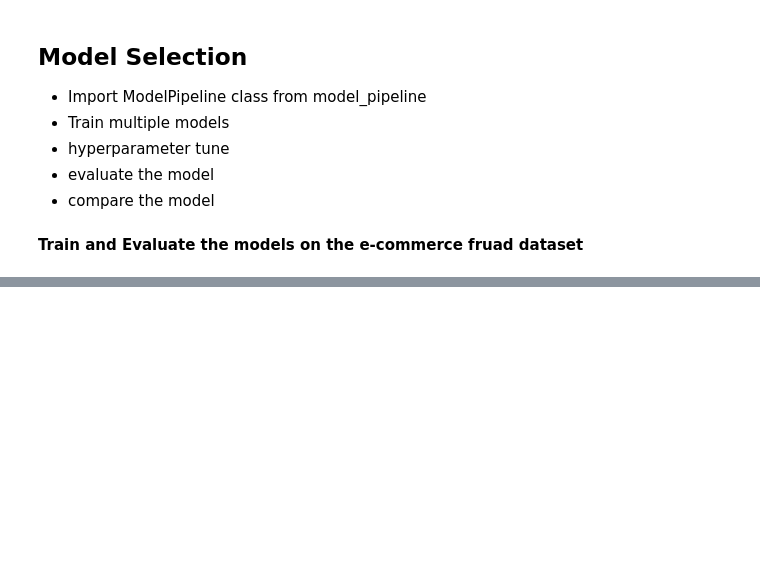
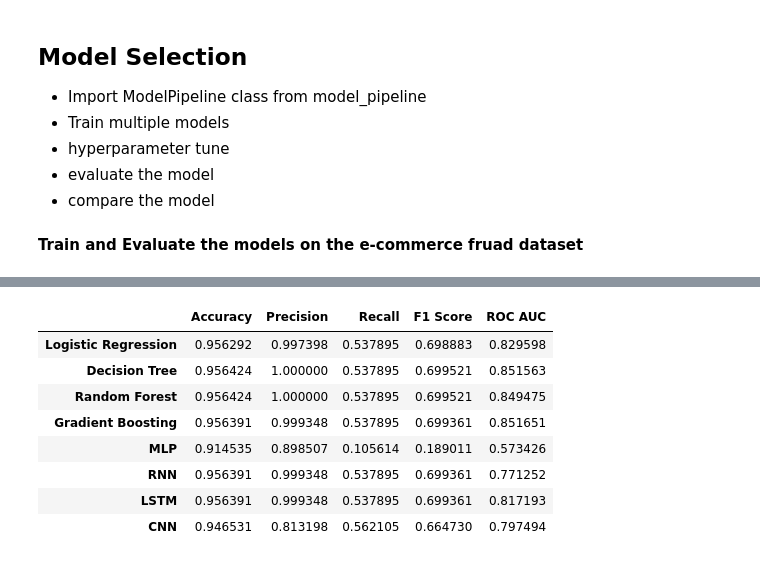
Before and after one commit to Jenber-Ligab/e-commerce-and-banking-fraud-detection, a Jupyter notebook: notebooks/modeling_pipeline.ipynb, the cells around one changed output, grey strips where cells are left out. Saved outputs shown, nothing was run; the diff lists cells and outputs as text; code cells hidden in the pictures; blank space fills up the shorter version.

```diff
--- a/notebooks/modeling_pipeline.ipynb
+++ b/notebooks/modeling_pipeline.ipynb
@@ -99,3 +81,28 @@ fraud_data = fraud_data.drop(columns=['purchase_time'])  # Remove original datet
+# %%
+# Convert datetime columns
+fraud_data['purchase_time'] = pd.to_datetime(fraud_data['purchase_time'],format='%Y-%m-%d %H:%M:%S'  # Specify format if needed
+)
+fraud_data['signup_time'] = pd.to_datetime(
+    fraud_data['signup_time'],
+    format='%Y-%m-%d %H:%M:%S'
+)
+
+# Extract numerical features
+fraud_data['purchase_hour'] = fraud_data['purchase_time'].dt.hour
+fraud_data['purchase_day'] = fraud_data['purchase_time'].dt.dayofweek
+fraud_data['signup_hour'] = fraud_data['signup_time'].dt.hour
+fraud_data['signup_day'] = fraud_data['signup_time'].dt.dayofweek
+
+# Drop original datetime columns
+fraud_data = fraud_data.drop(columns=['purchase_time', 'signup_time'])
+# %%
+# Drop device_id
+fraud_data = fraud_data.drop(columns=['device_id'])
+# Drop ip_address
+fraud_data = fraud_data.drop(columns=['ip_address'])
+# %%
+bool_cols = fraud_data.select_dtypes(include='bool').columns.tolist()
+fraud_data[bool_cols] = fraud_data[bool_cols].astype('int64')
 # %% [markdown]
 **Data Preparation:**
 
@@ -221,0 +241,15 @@ model_pipeline.save_best_models(best_model, best_model_name, 'fraud')
+# %%
+# Get the results
+results_fraud, y_probs_fraud = model_pipeline_fd.get_results()
+# %%
+pd.DataFrame(results_fraud).T
+# %% [output]
+|  | Accuracy | Precision | Recall | F1 Score | ROC AUC |
+| Logistic Regression | 0.956292 | 0.997398 | 0.537895 | 0.698883 | 0.829598 |
+| Decision Tree | 0.956424 | 1.000000 | 0.537895 | 0.699521 | 0.851563 |
+| Random Forest | 0.956424 | 1.000000 | 0.537895 | 0.699521 | 0.849475 |
+| Gradient Boosting | 0.956391 | 0.999348 | 0.537895 | 0.699361 | 0.851651 |
+| MLP | 0.914535 | 0.898507 | 0.105614 | 0.189011 | 0.573426 |
+| RNN | 0.956391 | 0.999348 | 0.537895 | 0.699361 | 0.771252 |
+| LSTM | 0.956391 | 0.999348 | 0.537895 | 0.699361 | 0.817193 |
+| CNN | 0.946531 | 0.813198 | 0.562105 | 0.664730 | 0.797494 |
```
Also changed, not shown: parts of 14 cells of this notebook.
